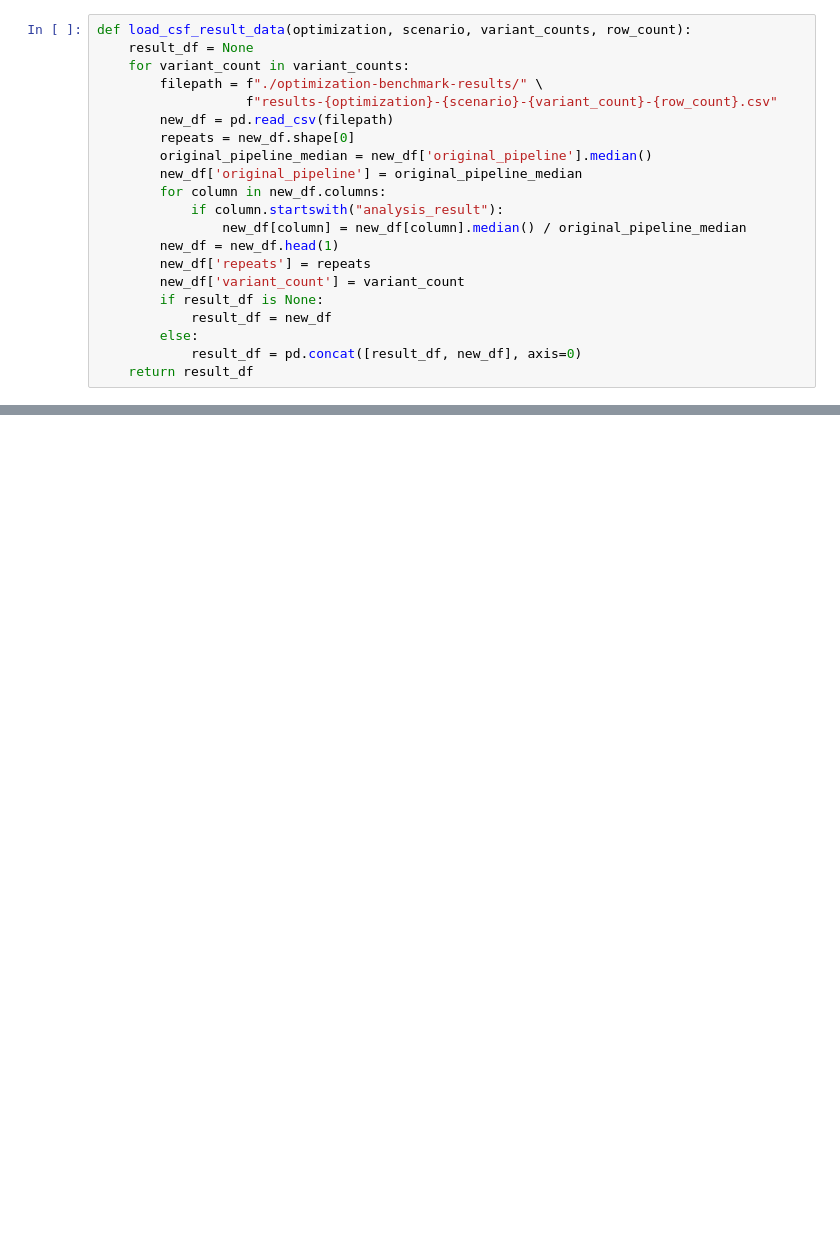
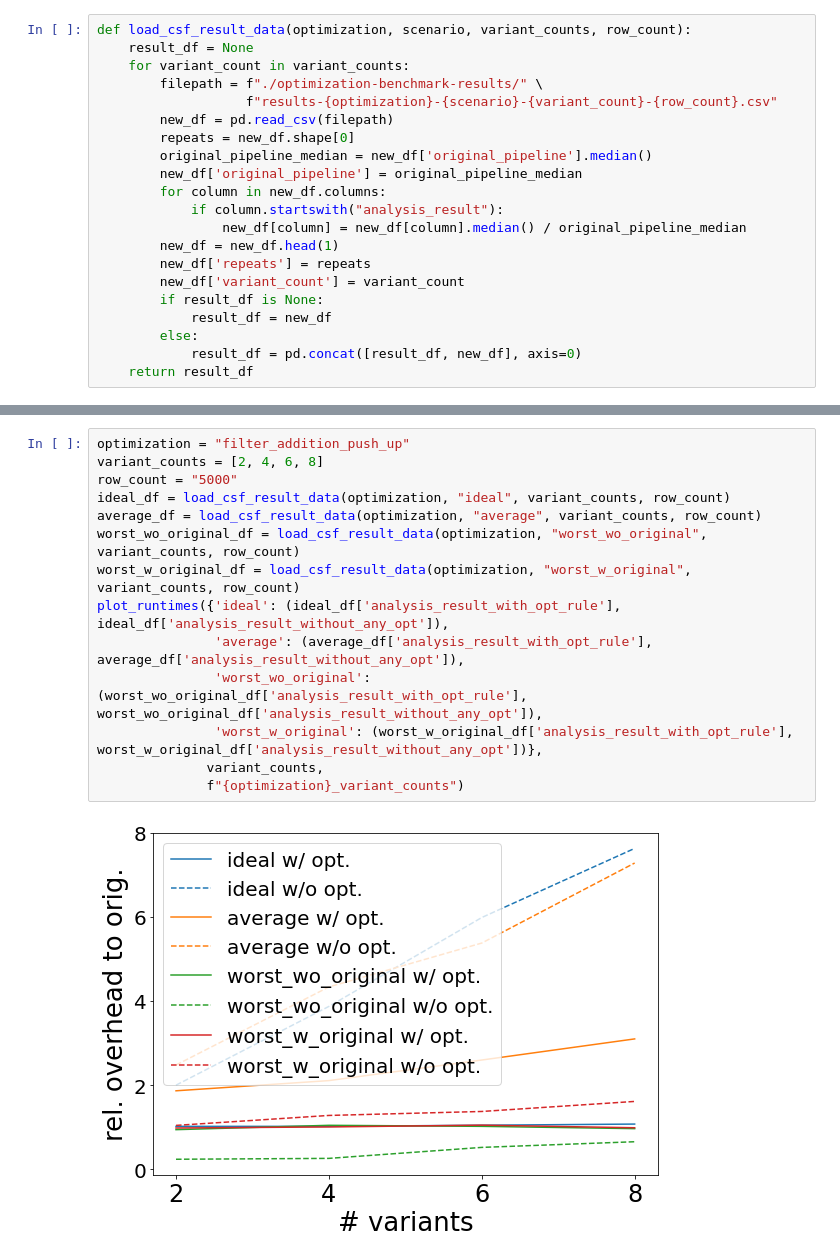
Before and after one commit to stefan-grafberger/mlwhatif, a Jupyter notebook: experiments/plot-benchmark-results--optimizations.ipynb, the cells around one changed output, grey strips where cells are left out. Drawn from its saved outputs; the diff is of its cells as text; blank space fills up the shorter version.

```diff
--- a/experiments/plot-benchmark-results--optimizations.ipynb
+++ b/experiments/plot-benchmark-results--optimizations.ipynb
@@ -103,0 +119,16 @@ plot_runtimes(ideal_df['analysis_result_with_opt_rule'], ideal_df['analysis_resu
+# %%
+optimization = "filter_addition_push_up"
+variant_counts = [2, 4, 6, 8]
+row_count = "5000"
+ideal_df = load_csf_result_data(optimization, "ideal", variant_counts, row_count)
+average_df = load_csf_result_data(optimization, "average", variant_counts, row_count)
+worst_wo_original_df = load_csf_result_data(optimization, "worst_wo_original", variant_counts, row_count)
+worst_w_original_df = load_csf_result_data(optimization, "worst_w_original", variant_counts, row_count)
+plot_runtimes({'ideal': (ideal_df['analysis_result_with_opt_rule'], ideal_df['analysis_result_without_any_opt']),
+               'average': (average_df['analysis_result_with_opt_rule'], average_df['analysis_result_without_any_opt']),
+               'worst_wo_original': (worst_wo_original_df['analysis_result_with_opt_rule'], worst_wo_original_df['analysis_result_without_any_opt']),
+               'worst_w_original': (worst_w_original_df['analysis_result_with_opt_rule'], worst_w_original_df['analysis_result_without_any_opt'])},
+              variant_counts,
+              f"{optimization}_variant_counts")
+# %% [output]
+[figure, added]
```
Also changed, not shown: parts of 6 cells of this notebook, 51 other files.
